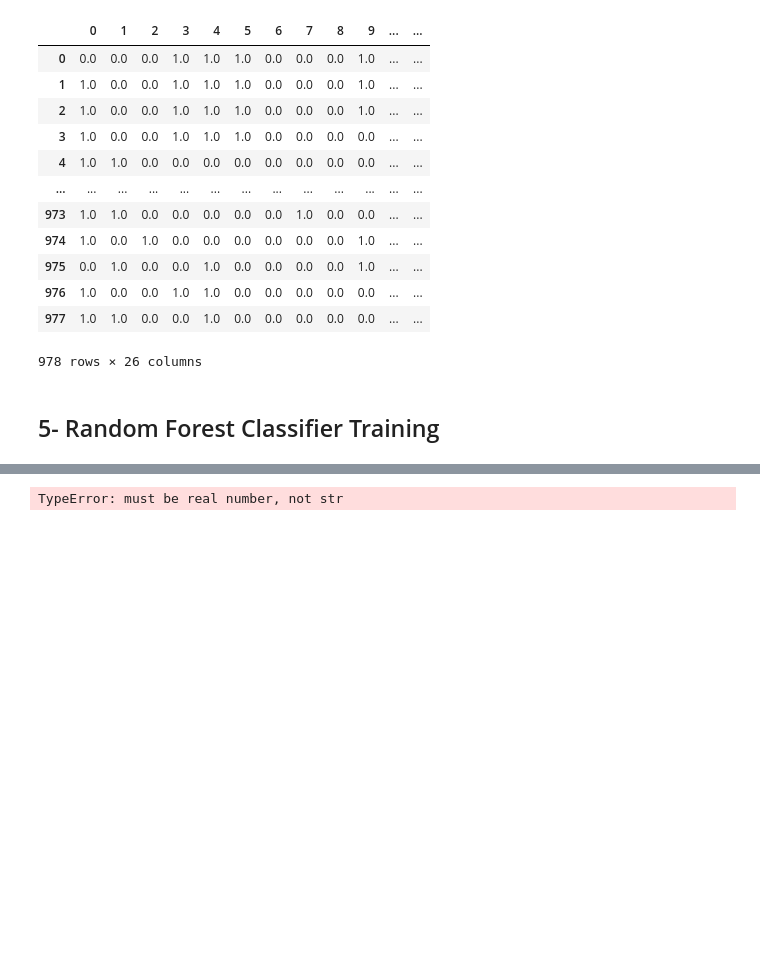
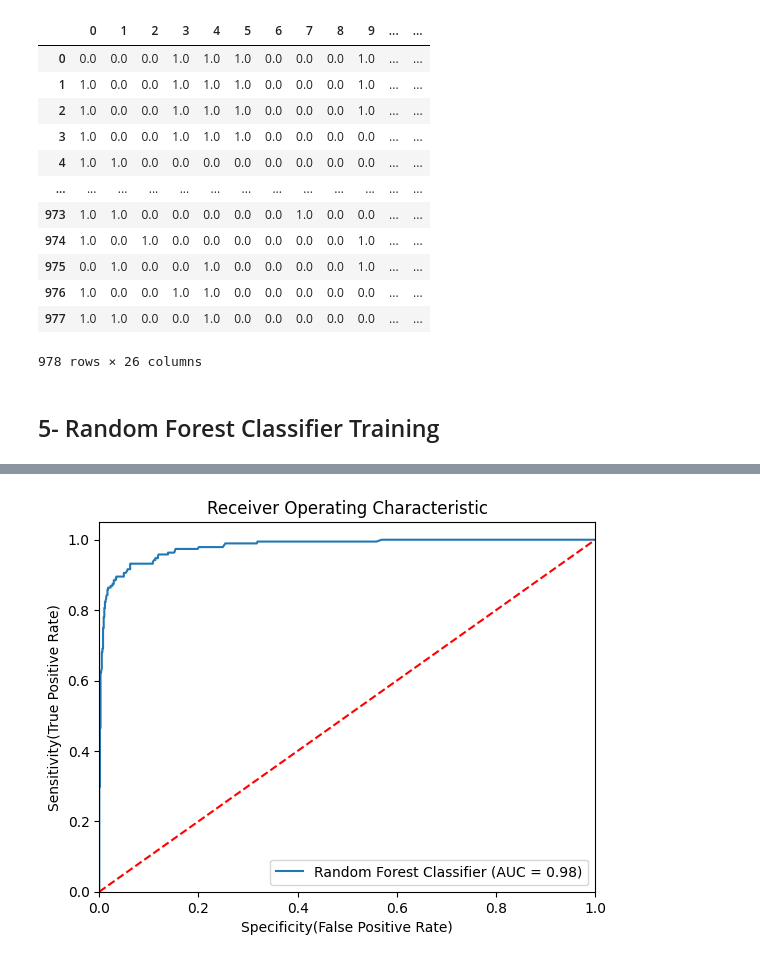
Before and after one commit to Shahzaibb895/mlops_2025, a Jupyter notebook: machine_learning/01_ML.ipynb, the cells around one changed output, grey strips where cells are left out. Cells and saved outputs as stored; diff of their text form; code cells hidden in the pictures; blank space fills up the shorter version.

```diff
--- a/machine_learning/01_ML.ipynb
+++ b/machine_learning/01_ML.ipynb
@@ -633,36 +642,51 @@ auc_models = [
     {
         'label': 'Random Forest Classifier',
         'model' : RandomForestClassifier(n_estimators=1000, min_samples_split=2,
                                             max_features=8, max_depth=None),
-        'auc': 0.8398
+        'auc': 0.9366
 
 
     }
 ]
 
 ## create loop through all models
 
 for algo in auc_models:
-    model = algo['model'] ## select the model
-    model.fit(X_train, y_train) ## train the model
+    model = algo['model']  # select the model
+    model.fit(X_train, y_train)  # train the model
+
+    # Compute false positive rate and true positive rate
+    y_scores = model.predict_proba(X_test)[:, 1]
+    fpr, tpr, thresholds = roc_curve(y_test, y_scores)
+
+    # Calculate and plot ROC AUC
+    auc = roc_auc_score(y_test, y_scores)
+    plt.plot(fpr, tpr, label=f"{algo['label']} (AUC = {auc:.2f})")
+
+
+# for algo in auc_models:
+   # model = algo['model'] ## select the model
+   # model.fit(X_train, y_train) ## train the model
     ## Compute false positive rate and true positive rate
-    fpr, tpr, thresholds = roc_curve(y_test, model.predict_proba(X_test)[:,1])
+   # fpr, tpr, thresholds = roc_curve(y_test, model.predict_proba(X_test)[:,1])
     ## Calculate area under the curve to display on the plot
 
-    plt.plot(fpr, tpr,label= 'ROC area = %0.2f' % (algo['label']))
+    # plt.plot(fpr, tpr,label= '% ROC (area = %0.2f)' % (algo['label']))
+    # auc = roc_auc_score(y_test, y_scores)
+    #plt.plot(fpr, tpr, label=f"{algo['label']} (AUC = {auc:.2f})")
 
 
 
 ## Custom settings for the plot
 
 plt.plot([0,1], [0,1], 'r--')
 plt.xlim([0.0, 1.0])
 plt.ylim([0.0, 1.05])
 plt.xlabel('Specificity(False Positive Rate)')
 plt.ylabel('Sensitivity(True Positive Rate)')
 plt.title('Receiver Operating Characteristic')
 plt.legend(loc="lower right")
 plt.savefig("auc.png")
 plt.show()
 # %% [output]
-TypeError: must be real number, not str
+[figure, added]
```
Also changed, not shown: parts of 6 cells of this notebook.
